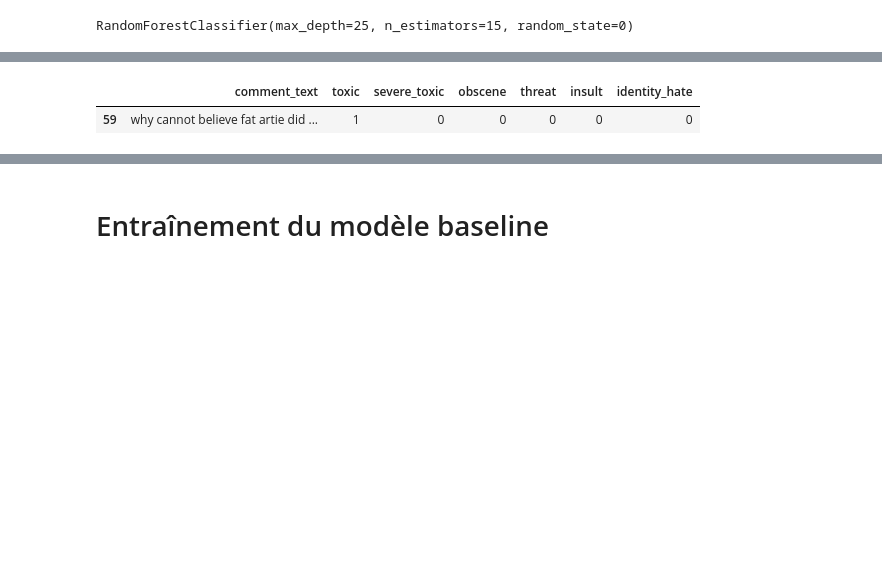
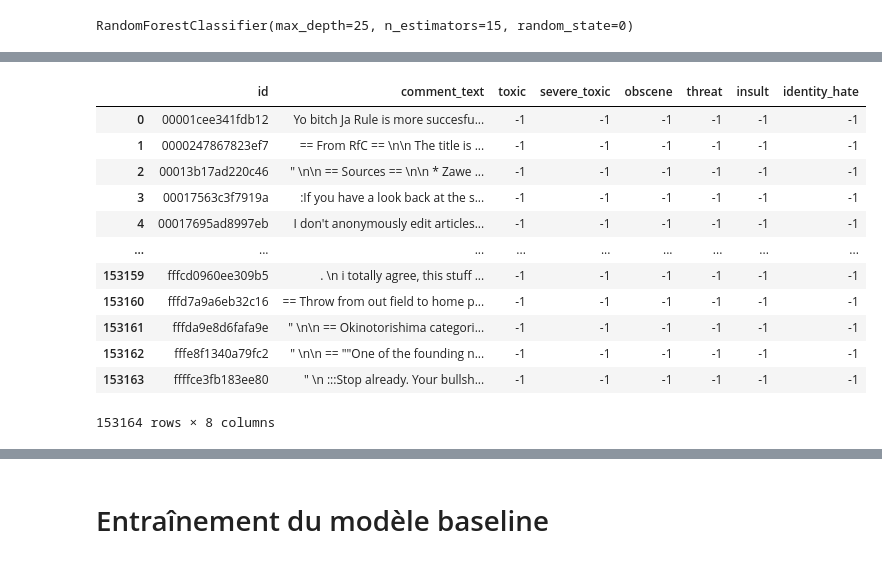
Before and after one commit to GatienVilain/Toxic-Comment-classification, a Jupyter notebook: Classification_commentaires_toxiques.ipynb, the cells around one changed output, grey strips where cells are left out. Saved outputs shown, nothing was run; the diff lists cells and outputs as text; code cells hidden in the pictures; blank space fills up the shorter version.

```diff
--- a/Classification_commentaires_toxiques.ipynb
+++ b/Classification_commentaires_toxiques.ipynb
@@ -555,2 +682,7 @@ Wall time: 2min 2s
+# %%
+#data_test.to_csv('/content/drive/MyDrive/toxic_comment_classification/cleaned_comments_test.csv', index=False)
+#data_train.to_csv('/content/drive/MyDrive/toxic_comment_classification/cleaned_comments_train.csv', index=False)
+data_test = pd.read_csv('/content/drive/MyDrive/toxic_comment_classification/cleaned_comments_test.csv')
+data_train = pd.read_csv('/content/drive/MyDrive/toxic_comment_classification/cleaned_comments_train.csv')
 # %%
 data.head()
@@ -630,0 +716,16 @@ x_test = data[59:60]
+# %%
+data_test
+# %% [output]
+|  | id | comment_text | toxic | severe_toxic | obscene | threat | insult | identity_hate |
+| 0 | 00001cee341fdb12 | Yo bitch Ja Rule is more succesfu... | -1 | -1 | -1 | -1 | -1 | -1 |
+| 1 | 0000247867823ef7 | == From RfC == \n\n The title is ... | -1 | -1 | -1 | -1 | -1 | -1 |
+| 2 | 00013b17ad220c46 | " \n\n == Sources == \n\n * Zawe ... | -1 | -1 | -1 | -1 | -1 | -1 |
+| 3 | 00017563c3f7919a | :If you have a look back at the s... | -1 | -1 | -1 | -1 | -1 | -1 |
+| 4 | 00017695ad8997eb | I don't anonymously edit articles... | -1 | -1 | -1 | -1 | -1 | -1 |
+| ... | ... | ... | ... | ... | ... | ... | ... | ... |
+| 153159 | fffcd0960ee309b5 | . \n i totally agree, this stuff ... | -1 | -1 | -1 | -1 | -1 | -1 |
+| 153160 | fffd7a9a6eb32c16 | == Throw from out field to home p... | -1 | -1 | -1 | -1 | -1 | -1 |
+| 153161 | fffda9e8d6fafa9e | " \n\n == Okinotorishima categori... | -1 | -1 | -1 | -1 | -1 | -1 |
+| 153162 | fffe8f1340a79fc2 | " \n\n == ""One of the founding n... | -1 | -1 | -1 | -1 | -1 | -1 |
+| 153163 | ffffce3fb183ee80 | " \n :::Stop already. Your bullsh... | -1 | -1 | -1 | -1 | -1 | -1 |
+153164 rows × 8 columns
@@ -633,5 +736,0 @@ x_test = x_test.drop(columns=['id'])
-# %%
-x_test
-# %% [output]
-|  | comment_text | toxic | severe_toxic | obscene | threat | insult | identity_hate |
-| 59 | why cannot believe fat artie did ... | 1 | 0 | 0 | 0 | 0 | 0 |
```
Also changed, not shown: parts of 40 cells of this notebook.
